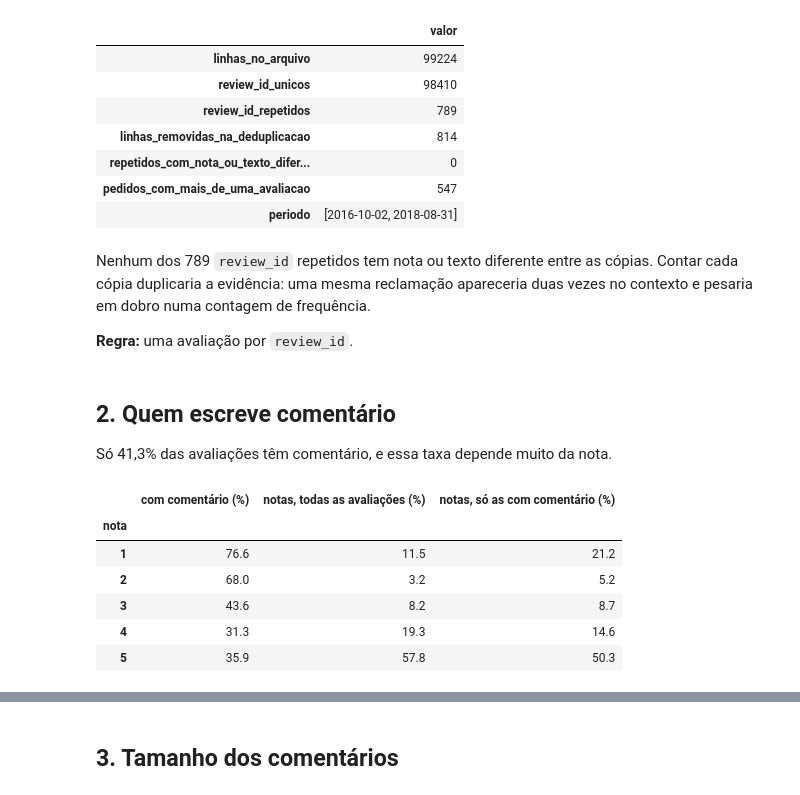
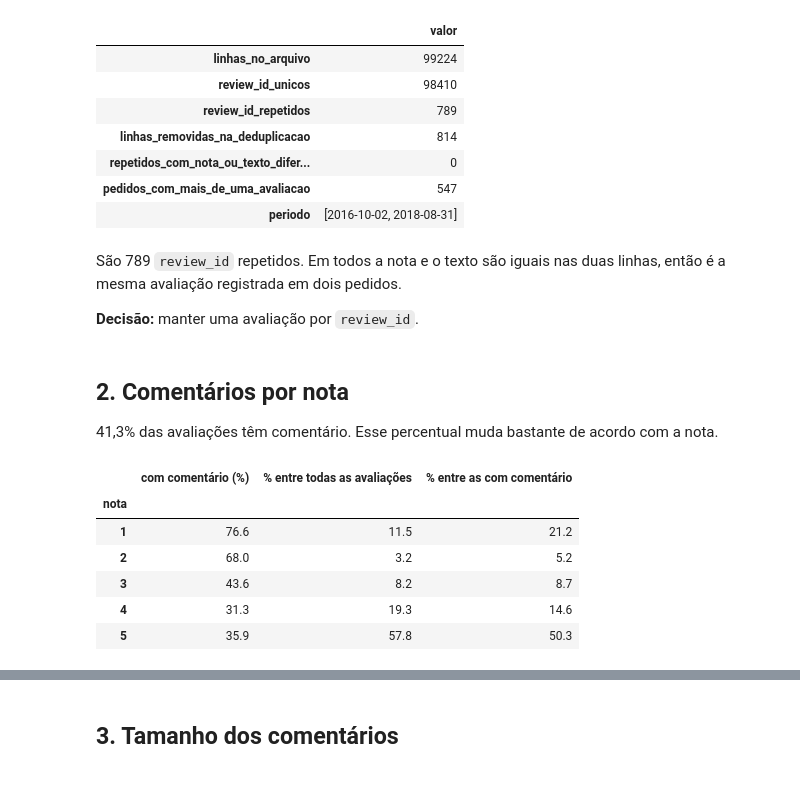
Before and after one commit to tcarvalhodiniz/tech-challenge-fase4, a Jupyter notebook: notebooks/01_analise_exploratoria.ipynb, the cells around one changed output, grey strips where cells are left out. Drawn from its saved outputs; the diff is of its cells as text; code cells hidden in the pictures.

```diff
--- a/notebooks/01_analise_exploratoria.ipynb
+++ b/notebooks/01_analise_exploratoria.ipynb
@@ -44,25 +43,25 @@ pd.Series(resumo["volume"]).to_frame("valor")
 | repetidos_com_nota_ou_texto_difer... | 0 |
 | pedidos_com_mais_de_uma_avaliacao | 547 |
 | periodo | [2016-10-02, 2018-08-31] |
-# %% [markdown]
-Nenhum dos 789 `review_id` repetidos tem nota ou texto diferente entre as cópias.
-Contar cada cópia duplicaria a evidência: uma mesma reclamação apareceria duas
-vezes no contexto e pesaria em dobro numa contagem de frequência.
-
-**Regra:** uma avaliação por `review_id`.
+# %% [markdown]
+São 789 `review_id` repetidos. Em todos a nota e o texto são iguais nas duas
+linhas, então é a mesma avaliação registrada em dois pedidos.
+
+**Decisão:** manter uma avaliação por `review_id`.
 # %% [markdown]
-## 2. Quem escreve comentário
+## 2. Comentários por nota
 
-Só 41,3% das avaliações têm comentário, e essa taxa depende muito da nota.
+41,3% das avaliações têm comentário. Esse percentual muda bastante de acordo com a
+nota.
 # %%
 v = resumo["vies_de_selecao"]
 pd.DataFrame({
     "com comentário (%)": v["pct_com_comentario_por_nota"],
-    "notas, todas as avaliações (%)": v["distribuicao_notas_todas"],
-    "notas, só as com comentário (%)": v["distribuicao_notas_com_comentario"],
+    "% entre todas as avaliações": v["distribuicao_notas_todas"],
+    "% entre as com comentário": v["distribuicao_notas_com_comentario"],
 }).rename_axis("nota")
 # %% [output]
-|  | com comentário (%) | notas, todas as avaliações (%) | notas, só as com comentário (%) |
+|  | com comentário (%) | % entre todas as avaliações | % entre as com comentário |
 | nota |  |  |  |
 | 1 | 76.6 | 11.5 | 21.2 |
 | 2 | 68.0 | 3.2 | 5.2 |
```
Also changed, not shown: parts of 27 cells of this notebook, 7 other files.
